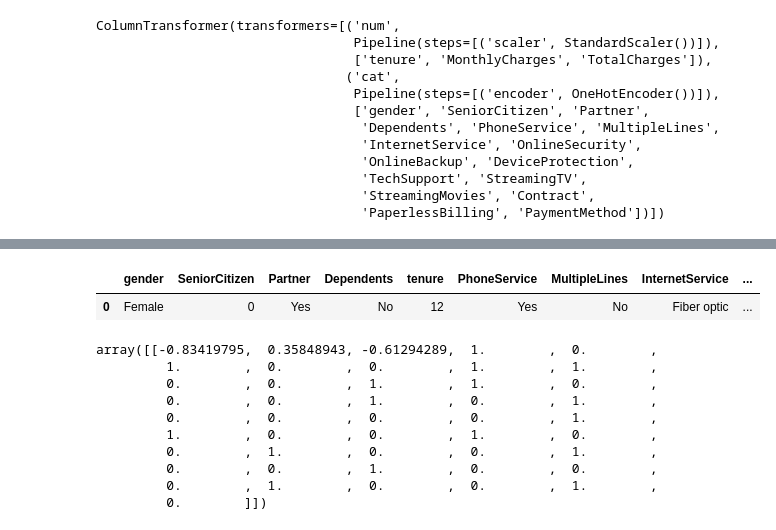
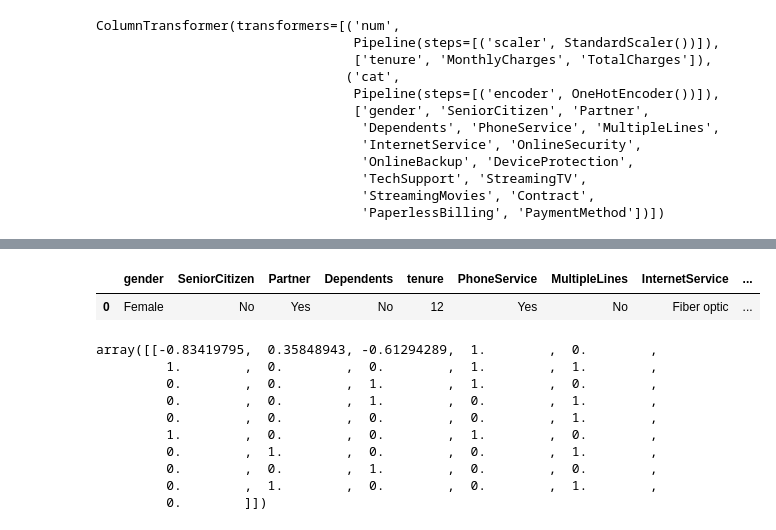
Before and after one commit to faridkhan5/Customer-Churn-Prediction, a Jupyter notebook: notebooks/customer_churn_prediction.ipynb, the cells around one changed output, grey strips where cells are left out. Saved outputs shown, nothing was run; the diff lists cells and outputs as text; code cells hidden in the pictures.

```diff
--- a/notebooks/customer_churn_prediction.ipynb
+++ b/notebooks/customer_churn_prediction.ipynb
@@ -730,7 +753,7 @@ RandomForestClassifier(max_depth=5, max_samples=0.75)
 input_data = {
     'customerID': '2131231232',
     'gender': 'Female',
-    'SeniorCitizen': 0,
+    'SeniorCitizen': 'No',
     'Partner': 'Yes',
     'Dependents': 'No',
     'tenure': 12,
@@ -758,10 +781,9 @@ input_data_df
 # %%
 input_data_df.drop('customerID', axis=1, inplace=True)
-input_data_df['SeniorCitizen'] = input_data_df['SeniorCitizen'].astype(object)
 input_data_df
 # %% [output]
 |  | gender | SeniorCitizen | Partner | Dependents | tenure | PhoneService | MultipleLines | InternetService | ... |
-| 0 | Female | 0 | Yes | No | 12 | Yes | No | Fiber optic | ... |
+| 0 | Female | No | Yes | No | 12 | Yes | No | Fiber optic | ... |
 # %%
 input_data_trf = loaded_preprocessor.transform(input_data_df)
 input_data_trf
```
Also changed, not shown: parts of 30 cells of this notebook, 2 other files.
